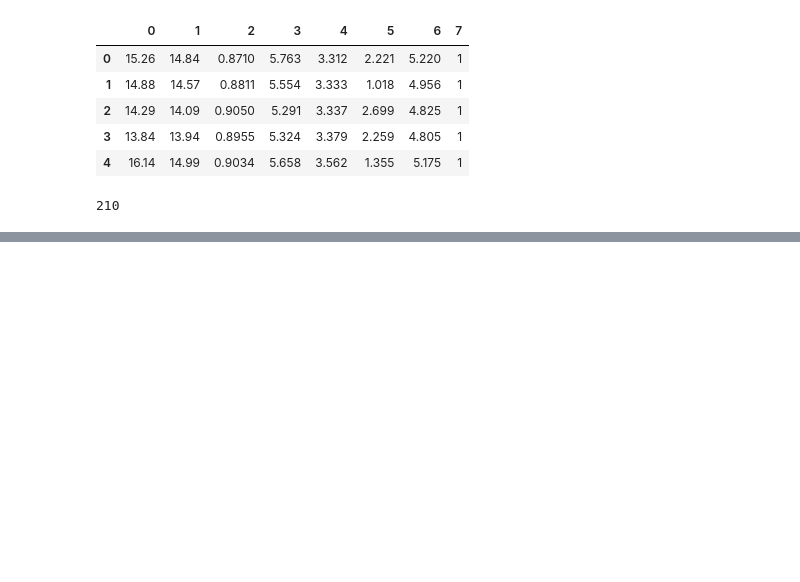
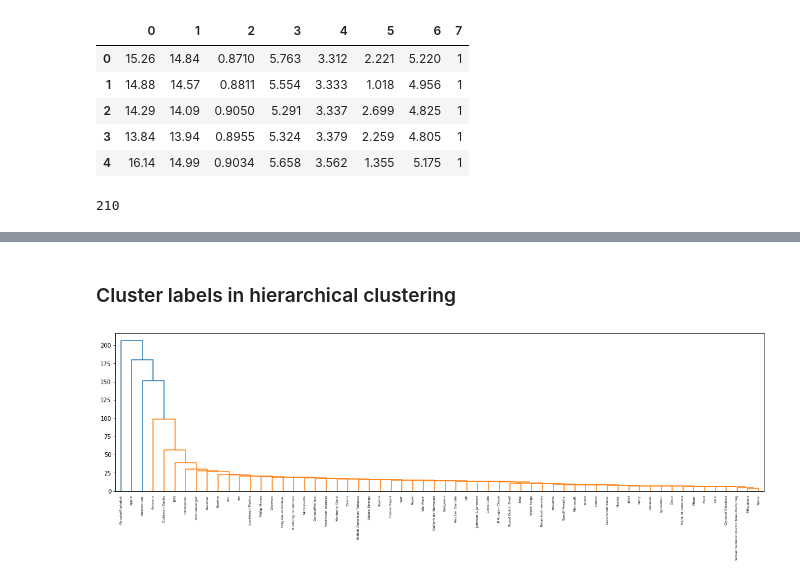
Before and after one commit to AnshuBantra/Python, a Jupyter notebook: Associate Data Scientist in Python/033 Unsupervised Learning in Python/unsupervised.ipynb, the cells around one changed output, grey strips where cells are left out. Saved outputs shown, nothing was run; the diff lists cells and outputs as text; code cells hidden in the pictures; blank space fills up the shorter version.

```diff
--- a/Associate Data Scientist in Python/033 Unsupervised Learning in Python/unsupervised.ipynb
+++ b/Associate Data Scientist in Python/033 Unsupervised Learning in Python/unsupervised.ipynb
@@ -1434,3 +1434,24 @@ sccl.hierarchy.dendrogram(
 plt.show()
 # %% [output]
 [figure]
+# %% [markdown]
+### Cluster labels in hierarchical clustering
+# %%
+# Perform the necessary imports
+import matplotlib.pyplot as plt
+from scipy.cluster.hierarchy import linkage, dendrogram
+
+# Calculate the linkage: mergings
+mergings = linkage(df_stocks, method='single')
+
+plt.figure(figsize=(20,5))
+# Plot the dendrogram
+dendrogram(
+    mergings,
+    labels=df_stocks.index.values,
+    leaf_rotation=90,
+    leaf_font_size=6
+)
+plt.show()
+# %% [output]
+[figure, added]
```
Also changed, not shown: parts of 24 cells of this notebook, 1 other file.
